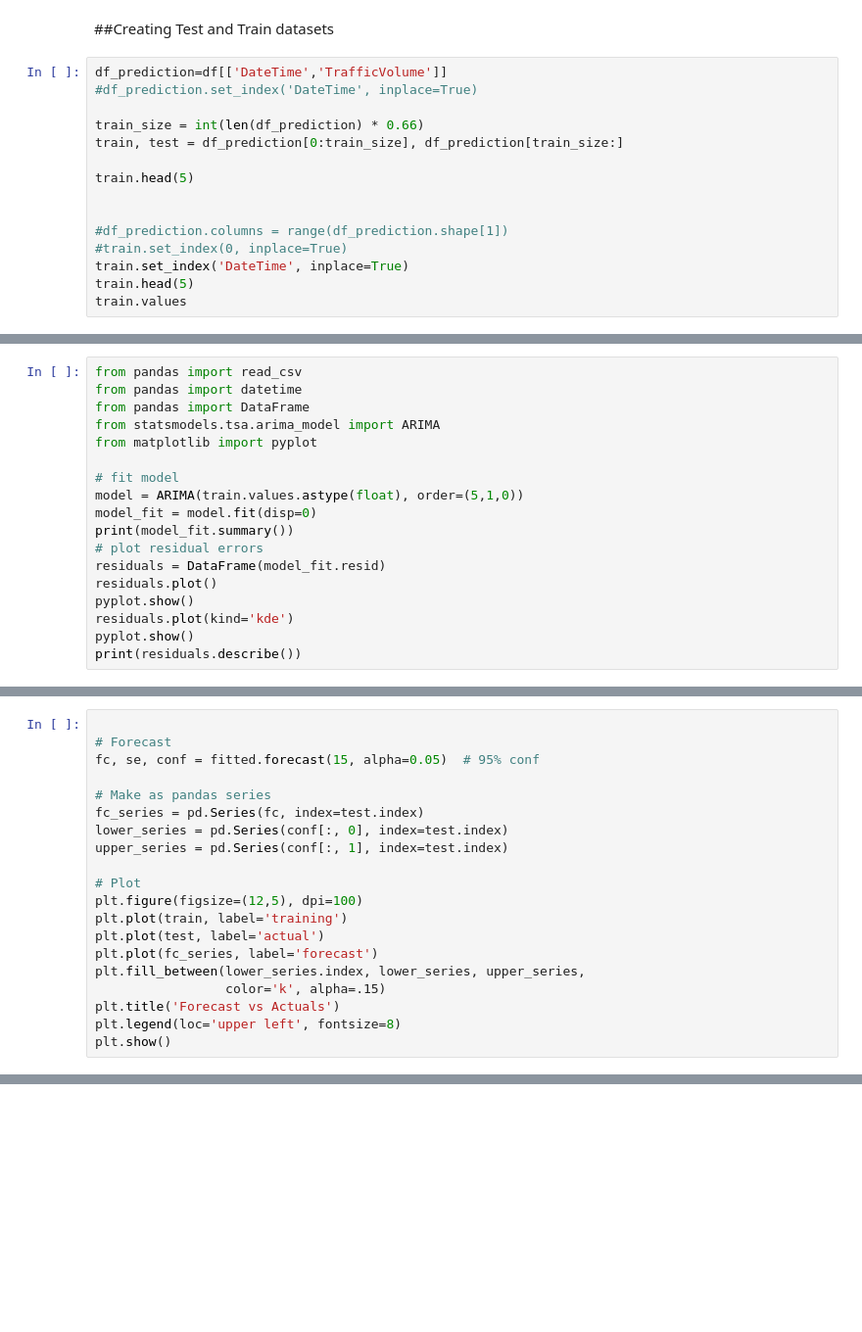
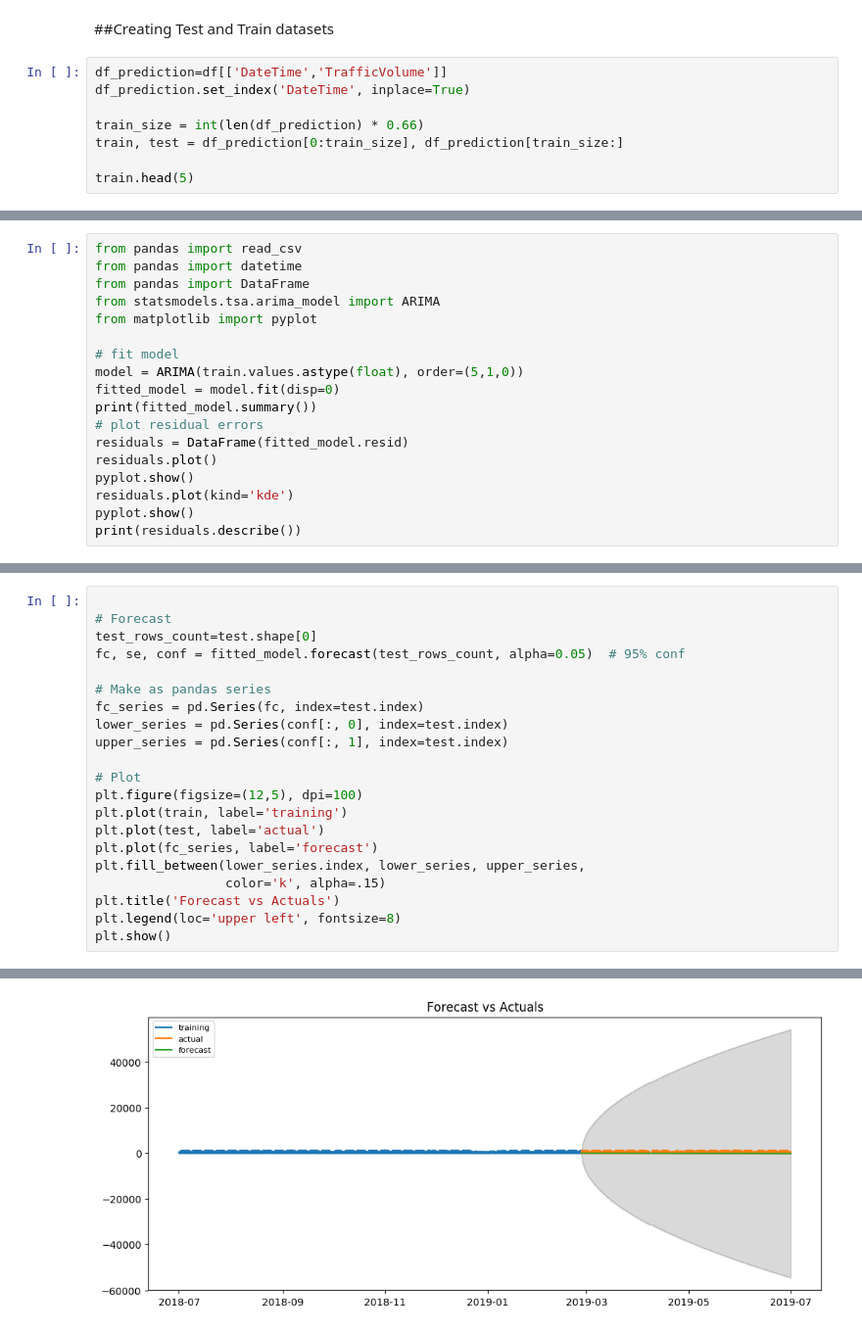
Before and after one commit to hrai/-M4-Data-Analysis, a Jupyter notebook: Assignment_2.ipynb, the cells around one changed output, grey strips where cells are left out. Shown at 98% size. Cells and saved outputs as stored; diff of their text form; blank space fills up the shorter version.

```diff
--- a/Assignment_2.ipynb
+++ b/Assignment_2.ipynb
@@ -321,17 +321,10 @@ test_stationarity_of_timeseries(df_stationarity_log)
 ##Creating Test and Train datasets
 # %%
 df_prediction=df[['DateTime','TrafficVolume']]
-#df_prediction.set_index('DateTime', inplace=True)
+df_prediction.set_index('DateTime', inplace=True)
 
 train_size = int(len(df_prediction) * 0.66)
 train, test = df_prediction[0:train_size], df_prediction[train_size:]
 
 train.head(5)
-
-
-#df_prediction.columns = range(df_prediction.shape[1])
-#train.set_index(0, inplace=True)
-train.set_index('DateTime', inplace=True)
-train.head(5)
-train.values
 # %% [output]
@@ -351,10 +344,10 @@ from matplotlib import pyplot
 
 # fit model
 model = ARIMA(train.values.astype(float), order=(5,1,0))
-model_fit = model.fit(disp=0)
-print(model_fit.summary())
+fitted_model = model.fit(disp=0)
+print(fitted_model.summary())
 # plot residual errors
-residuals = DataFrame(model_fit.resid)
+residuals = DataFrame(fitted_model.resid)
 residuals.plot()
 pyplot.show()
 residuals.plot(kind='kde')
@@ -392,7 +385,8 @@ max      1076.691160
 # %%
 
 # Forecast
-fc, se, conf = fitted.forecast(15, alpha=0.05)  # 95% conf
+test_rows_count=test.shape[0]
+fc, se, conf = fitted_model.forecast(test_rows_count, alpha=0.05)  # 95% conf
 
 # Make as pandas series
 fc_series = pd.Series(fc, index=test.index)
@@ -413,0 +407 @@ NameError: ignored
+[figure, added]
```
Also changed, not shown: parts of 3 cells of this notebook.
